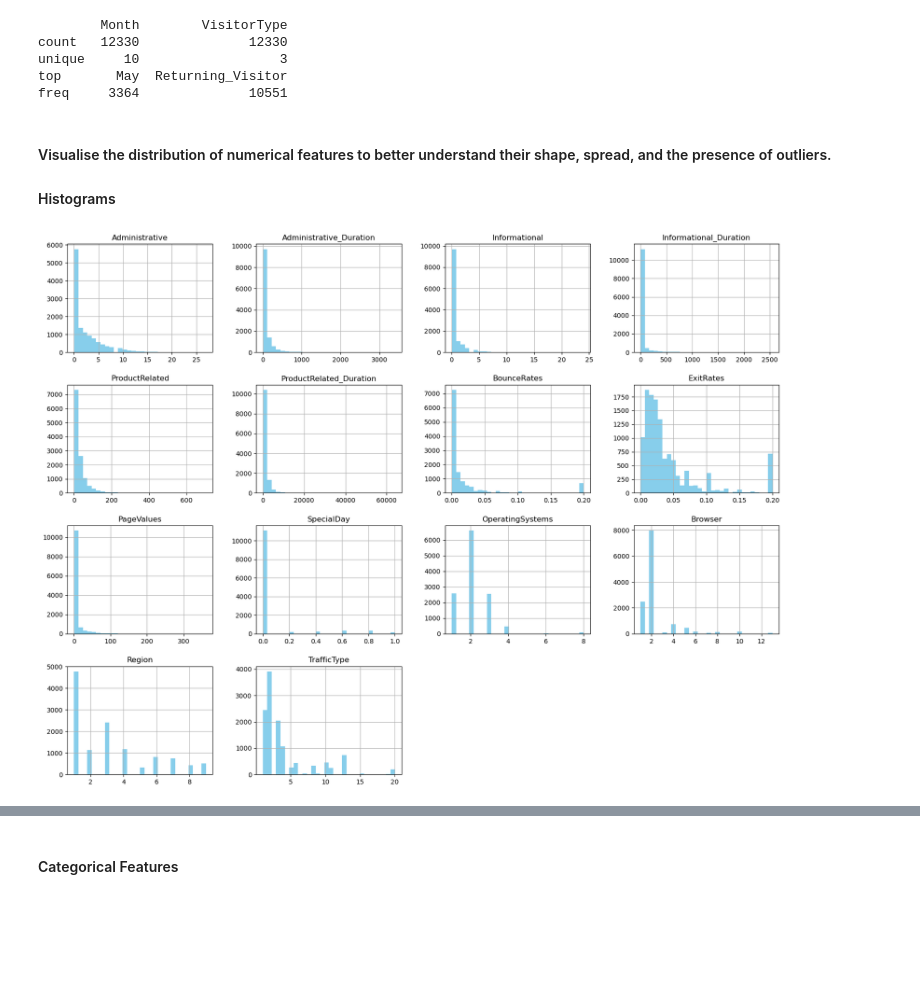
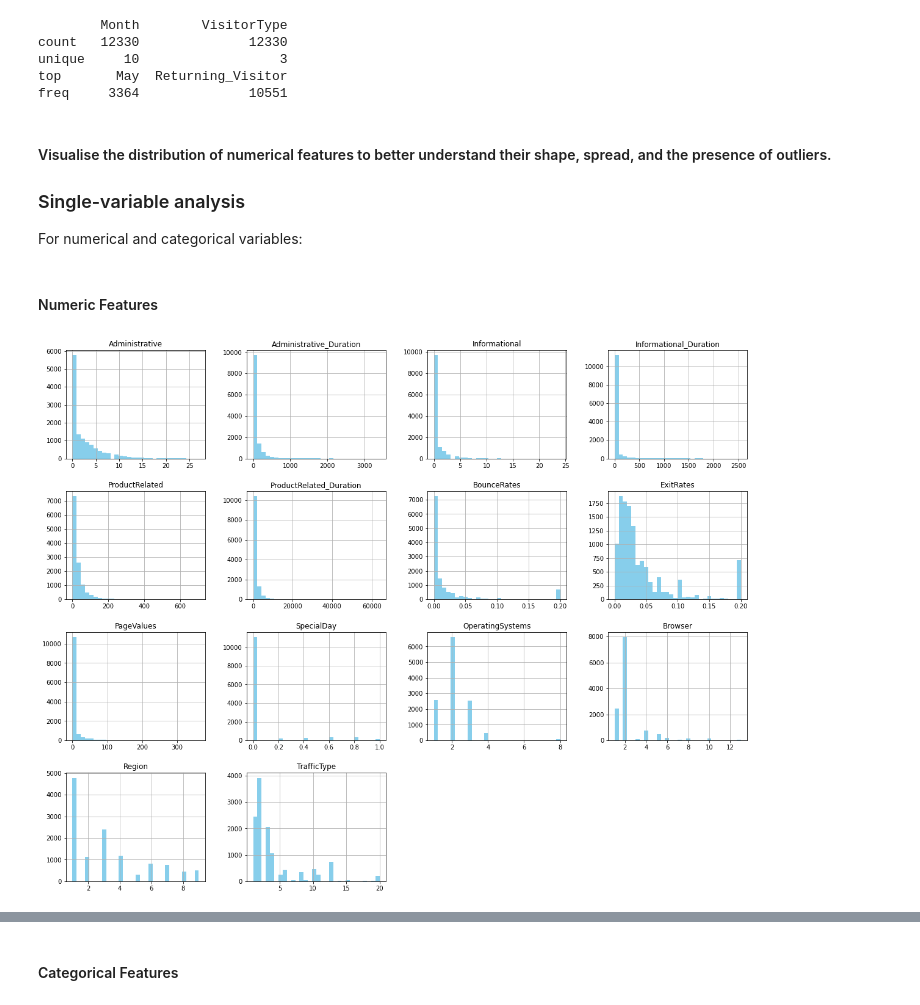
Before and after one commit to rosilenedasilva/online_shoppers_intention, a Jupyter notebook: Integrated_CA1.ipynb, the cells around one changed output, grey strips where cells are left out. Saved outputs shown, nothing was run; the diff lists cells and outputs as text; code cells hidden in the pictures; blank space fills up the shorter version.

```diff
--- a/Integrated_CA1.ipynb
+++ b/Integrated_CA1.ipynb
@@ -155,10 +190,14 @@ freq     3364              10551
 # %% [markdown]
 ####  Visualise the distribution of numerical features to better understand their shape, spread, and the presence of outliers.
 
-#### Histograms
+### Single-variable analysis
+
+For numerical and categorical variables:
+# %% [markdown]
+#### Numeric Features
 # %%
-shopperintents_df.hist(bins=30, color = "skyblue", figsize=(20,15))
+shopperintents_df.hist(bins=30, color = "skyblue", figsize=(20,16))
 plt.show()
 # %% [output]
-[figure, old version]
+[figure, new version]
 # %% [markdown]
```
Also changed, not shown: parts of 14 cells of this notebook.
